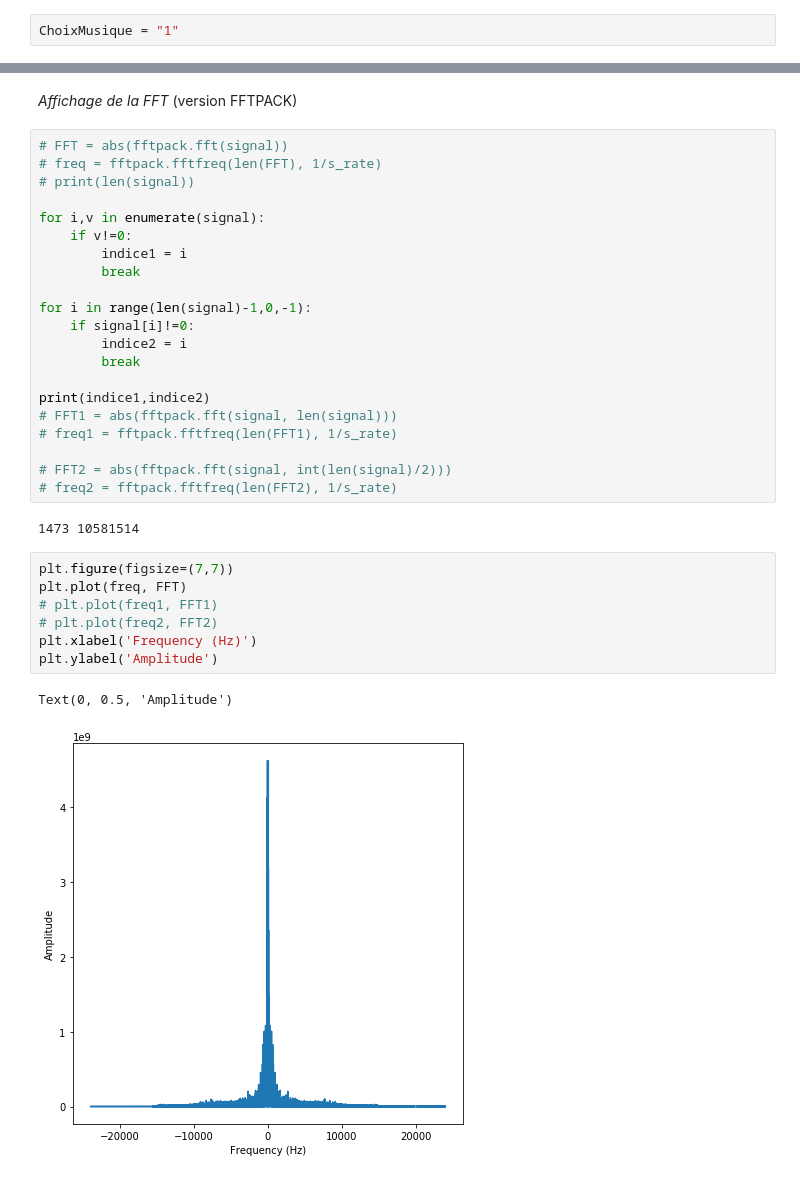
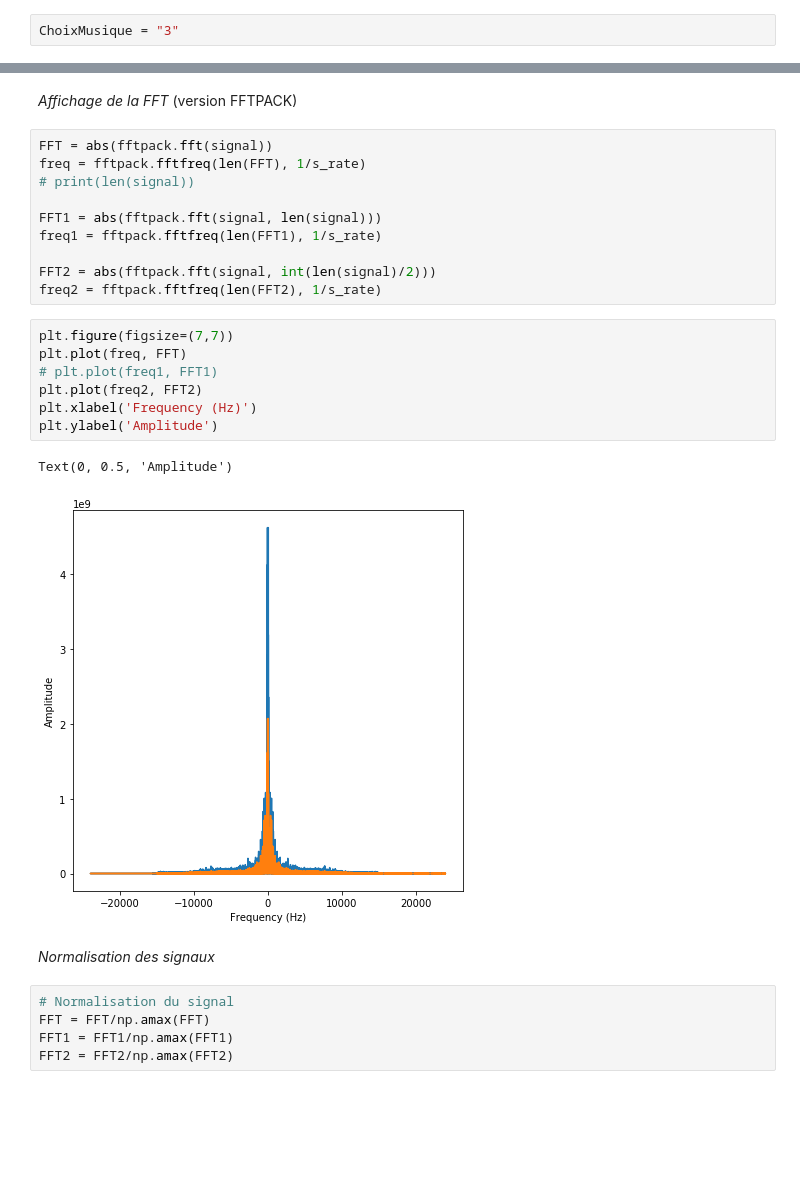
Before and after one commit to lucanchling/Projet_Reconnaissance_de_Son, a Jupyter notebook: analyse_freq.ipynb, the cells around one changed output, grey strips where cells are left out. Cells and saved outputs as stored; diff of their text form; blank space fills up the shorter version.

```diff
--- a/analyse_freq.ipynb
+++ b/analyse_freq.ipynb
@@ -7,7 +7,7 @@ from pydub import AudioSegment
 # %% [markdown]
 **Récupération de la Musique**
 # %%
-ChoixMusique = "1"
+ChoixMusique = "3"
 # %%
 sound = AudioSegment.from_wav("./music/music"+str(ChoixMusique)+".wav")
 sound = sound.set_channels(1)   # mono channel only
@@ -34,35 +34,29 @@ plt.plot(temps, signal)
 *Affichage de la FFT*
 (version FFTPACK)
 # %%
-# FFT = abs(fftpack.fft(signal))
-# freq = fftpack.fftfreq(len(FFT), 1/s_rate)
+FFT = abs(fftpack.fft(signal))
+freq = fftpack.fftfreq(len(FFT), 1/s_rate)
 # print(len(signal))
 
-for i,v in enumerate(signal):
-    if v!=0:
-        indice1 = i
-        break
+FFT1 = abs(fftpack.fft(signal, len(signal)))
+freq1 = fftpack.fftfreq(len(FFT1), 1/s_rate)
 
-for i in range(len(signal)-1,0,-1):
-    if signal[i]!=0:
-        indice2 = i
-        break
-
-print(indice1,indice2)
-# FFT1 = abs(fftpack.fft(signal, len(signal)))
-# freq1 = fftpack.fftfreq(len(FFT1), 1/s_rate)
-
-# FFT2 = abs(fftpack.fft(signal, int(len(signal)/2)))
-# freq2 = fftpack.fftfreq(len(FFT2), 1/s_rate)
+FFT2 = abs(fftpack.fft(signal, int(len(signal)/2)))
+freq2 = fftpack.fftfreq(len(FFT2), 1/s_rate)
-# %% [output]
-1473 10581514
 # %%
 plt.figure(figsize=(7,7))
 plt.plot(freq, FFT)
 # plt.plot(freq1, FFT1)
-# plt.plot(freq2, FFT2)
+plt.plot(freq2, FFT2)
 plt.xlabel('Frequency (Hz)')
 plt.ylabel('Amplitude')
 # %% [output]
 Text(0, 0.5, 'Amplitude')
-[figure, old version]
+[figure, new version]
+# %% [markdown]
+*Normalisation des signaux*
+# %%
+# Normalisation du signal
+FFT = FFT/np.amax(FFT)
+FFT1 = FFT1/np.amax(FFT1)
+FFT2 = FFT2/np.amax(FFT2)
```
Also changed, not shown: parts of 7 cells of this notebook, 2 other files.
